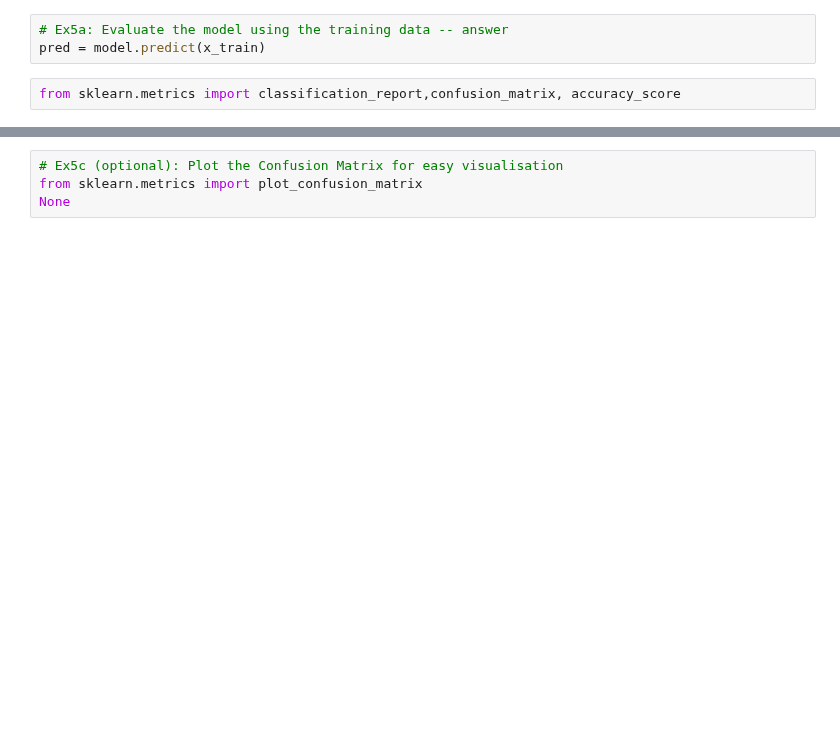
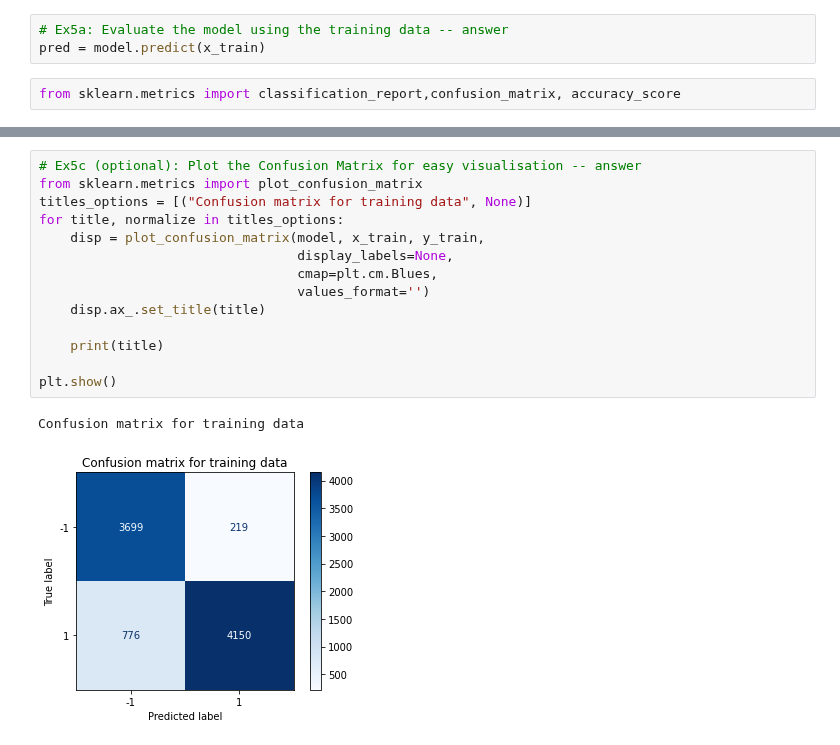
Before and after one commit to shadowpeasant/aiup, a Jupyter notebook: day1-am/Phishing_Prediction_NB_Answer.ipynb, the cells around one changed output, grey strips where cells are left out. Saved outputs shown, nothing was run; the diff lists cells and outputs as text; blank space fills up the shorter version.

```diff
--- a/day1-am/Phishing_Prediction_NB_Answer.ipynb
+++ b/day1-am/Phishing_Prediction_NB_Answer.ipynb
@@ -271,5 +241,18 @@ Accuracy:  0.8830845771144279
 # %%
-# Ex5c (optional): Plot the Confusion Matrix for easy visualisation
+# Ex5c (optional): Plot the Confusion Matrix for easy visualisation -- answer
 from sklearn.metrics import plot_confusion_matrix
-None
+titles_options = [("Confusion matrix for training data", None)]
+for title, normalize in titles_options:
+    disp = plot_confusion_matrix(model, x_train, y_train,
+                                 display_labels=None,
+                                 cmap=plt.cm.Blues,
+                                 values_format='')
+    disp.ax_.set_title(title)
+
+    print(title)
+
+plt.show()
+# %% [output]
+Confusion matrix for training data
+[figure, added]
 # %%
```
Also changed, not shown: parts of 21 cells of this notebook, 2 other files.
